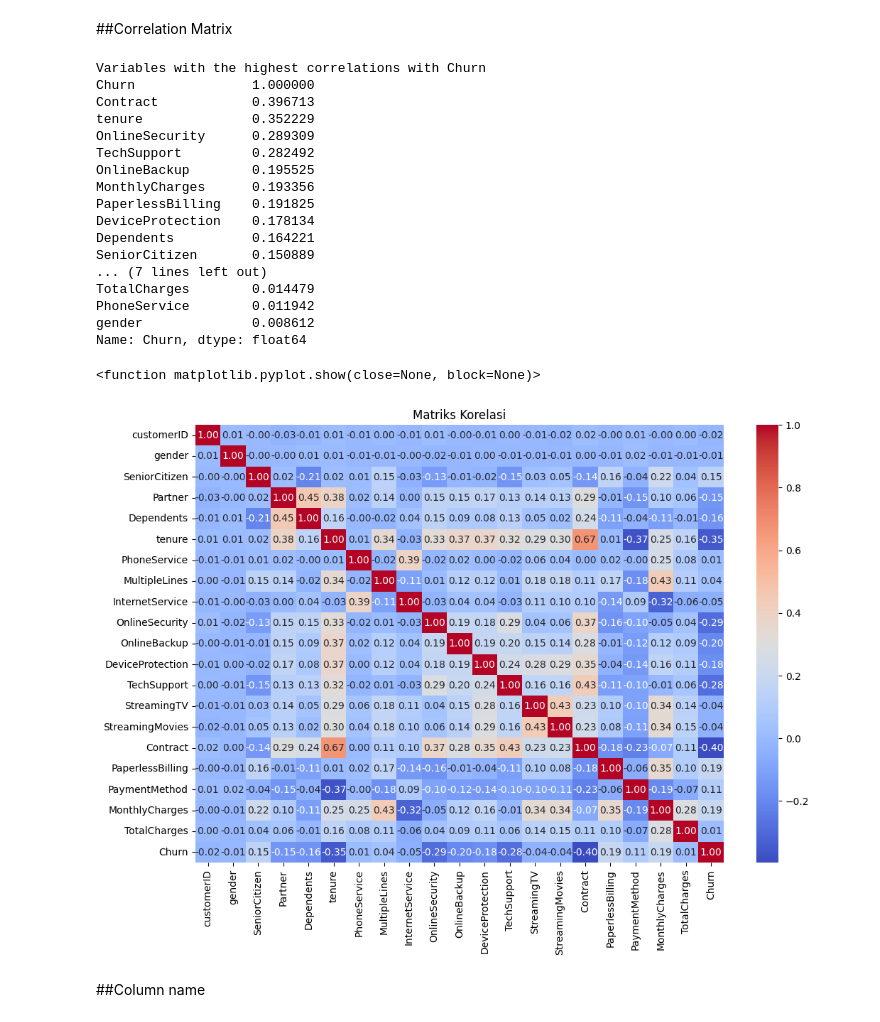
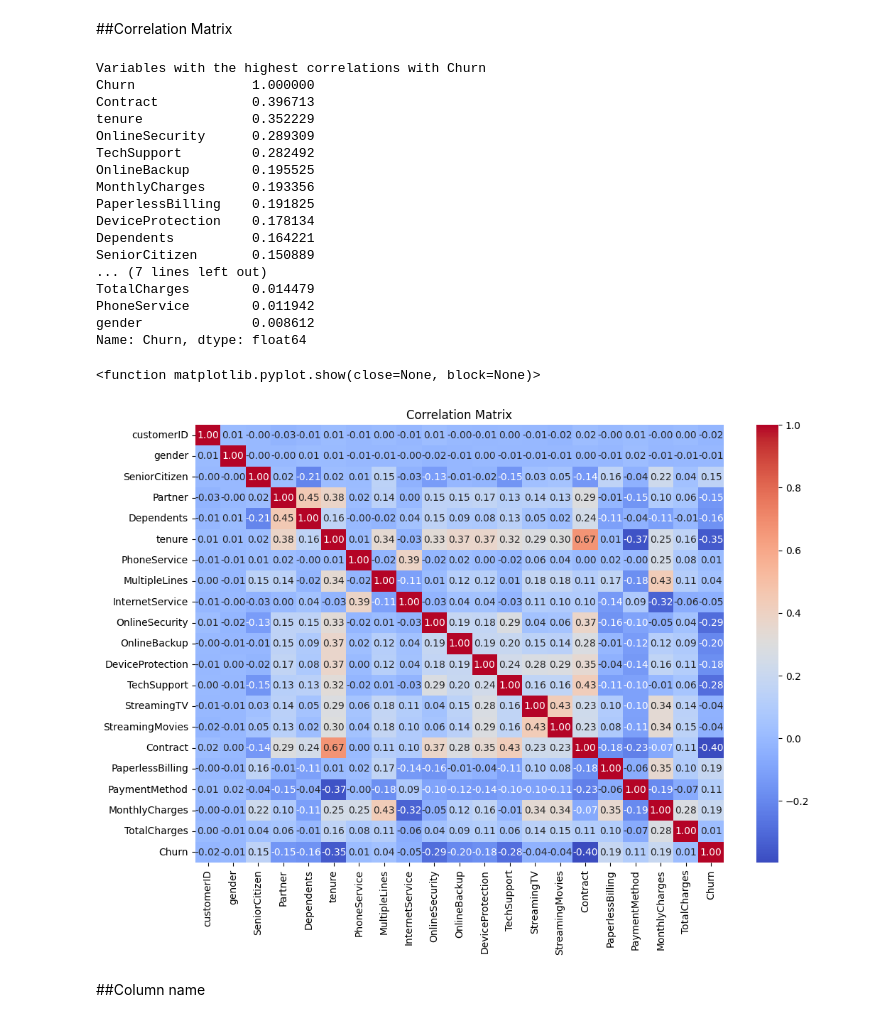
Before and after one commit to novanjanis322/Customer-Churn-Prediction, a Jupyter notebook: Customer_Churn.ipynb, the cells around one changed output. Drawn from its saved outputs; the diff is of its cells as text; code cells hidden in the pictures.

```diff
--- a/Customer_Churn.ipynb
+++ b/Customer_Churn.ipynb
@@ -187,35 +187,35 @@ correlations_with_target = correlation_matrix[target_variable]
 
 sorted_correlations = correlations_with_target.abs().sort_values(ascending=False)
 
 print("Variables with the highest correlations with", target_variable)
 print(sorted_correlations)
 
 plt.figure(figsize=(12, 8))
 
 sns.heatmap(correlation_matrix, annot=True, cmap='coolwarm', fmt=".2f")
 
-plt.title('Matriks Korelasi')
+plt.title('Correlation Matrix')
 plt.show
 # %% [output]
 Variables with the highest correlations with Churn
 Churn               1.000000
 Contract            0.396713
 tenure              0.352229
 OnlineSecurity      0.289309
 TechSupport         0.282492
 OnlineBackup        0.195525
 MonthlyCharges      0.193356
 PaperlessBilling    0.191825
 DeviceProtection    0.178134
 Dependents          0.164221
 SeniorCitizen       0.150889
 ... (7 lines left out)
 TotalCharges        0.014479
 PhoneService        0.011942
 gender              0.008612
 Name: Churn, dtype: float64
 <function matplotlib.pyplot.show(close=None, block=None)>
-[figure, old version]
+[figure, new version]
 # %% [markdown]
 ##Column name
 # %%
```
Also changed, not shown: parts of 1 cell of this notebook.
